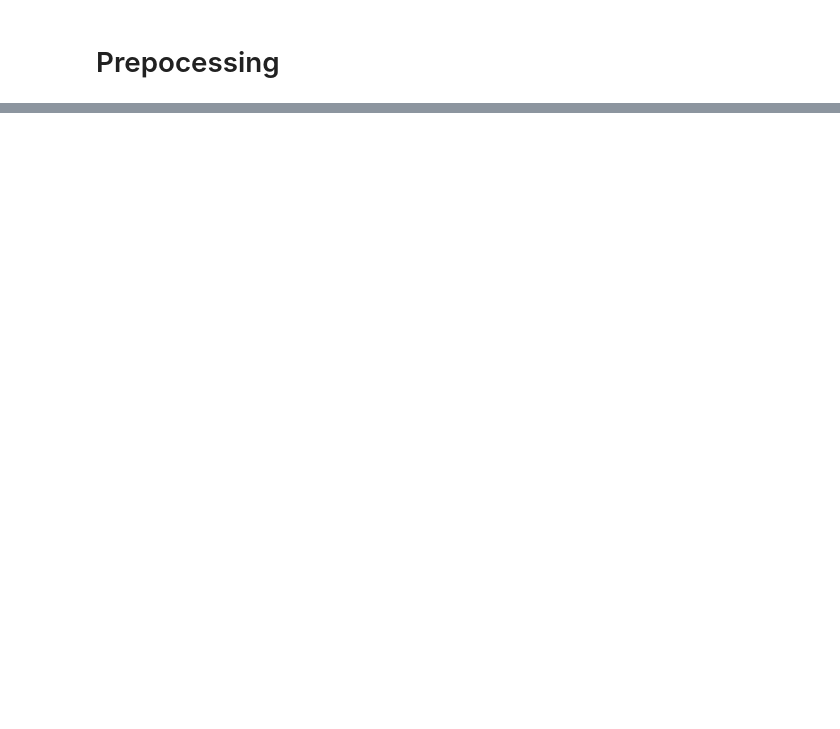
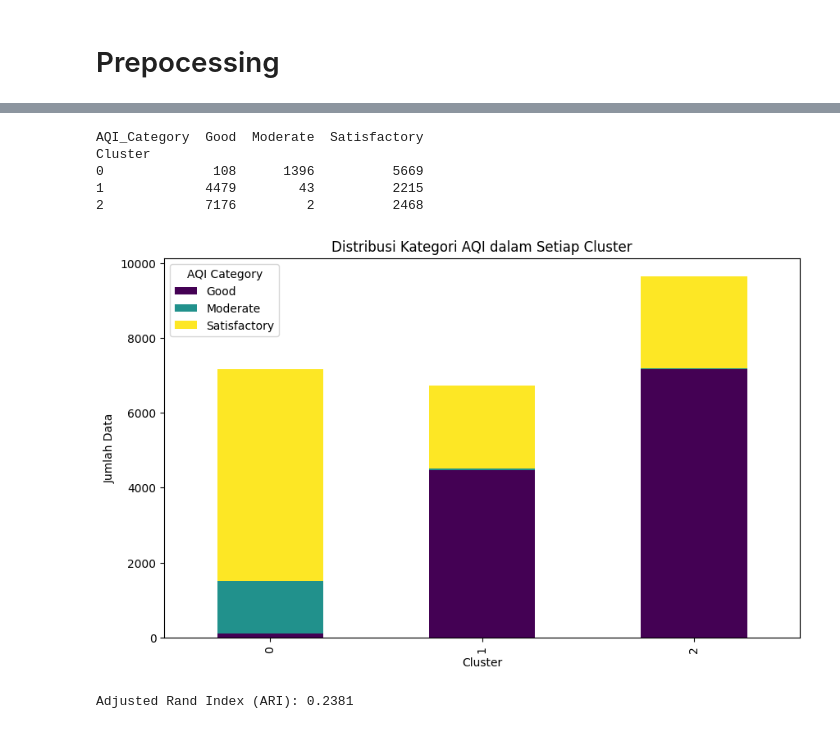
Before and after one commit to muhammadzuama/AirQualityCluster, a Jupyter notebook: dataset1/Copy_of_kmeans copy 3.ipynb, the cells around one changed output, grey strips where cells are left out. Saved outputs shown, nothing was run; the diff lists cells and outputs as text; code cells hidden in the pictures; blank space fills up the shorter version.

```diff
--- a/dataset1/Copy_of_kmeans copy 3.ipynb
+++ b/dataset1/Copy_of_kmeans copy 3.ipynb
@@ -422,0 +312,59 @@ weighted avg       0.99      0.99      0.99      5913
+# %%
+def aqi_pm25(value):
+    if value <= 30: return "Good"
+    elif value <= 60: return "Satisfactory"
+    elif value <= 90: return "Moderate"
+    elif value <= 120: return "Poor"
+    elif value <= 250: return "Very Poor"
+    else: return "Severe"
+
+# Fungsi kategori AQI PM10
+def aqi_pm10(value):
+    if value <= 50: return "Good"
+    elif value <= 100: return "Satisfactory"
+    elif value <= 250: return "Moderate"
+    elif value <= 350: return "Poor"
+    elif value <= 430: return "Very Poor"
+    else: return "Severe"
+
+# Tentukan AQI akhir (ambil kategori terburuk antara PM2.5 & PM10)
+def calculate_aqi(row):
+    cat_pm25 = aqi_pm25(row["PM2.5 (ug/m3)"])
+    cat_pm10 = aqi_pm10(row["PM10 (ug/m3)"])
+    categories = ["Good", "Satisfactory", "Moderate", "Poor", "Very Poor", "Severe"]
+    return max([cat_pm25, cat_pm10], key=lambda x: categories.index(x))
+
+# Tambahkan kategori AQI
+X_train["AQI_Category"] = X_train.apply(calculate_aqi, axis=1)
+
+# Crosstab cluster vs AQI
+cluster_summary = pd.crosstab(X_train["Cluster"], X_train["AQI_Category"])
+print(cluster_summary)
+
+# Plot distribusi
+cluster_summary.plot(kind="bar", stacked=True, figsize=(10,6), colormap="viridis")
+plt.title("Distribusi Kategori AQI dalam Setiap Cluster")
+plt.xlabel("Cluster"); plt.ylabel("Jumlah Data")
+plt.legend(title="AQI Category")
+plt.show()
+# %% [output]
+AQI_Category  Good  Moderate  Satisfactory
+Cluster
+0              108      1396          5669
+1             4479        43          2215
+2             7176         2          2468
+[figure, added]
+# %%
+from sklearn.metrics import adjusted_rand_score
+
+# Label asli = kategori AQI
+true_labels = X_train["AQI_Category"]
+
+# Label hasil clustering
+pred_labels = X_train["Cluster"]
+
+# Hitung ARI
+ari_score = adjusted_rand_score(true_labels, pred_labels)
+print(f"Adjusted Rand Index (ARI): {ari_score:.4f}")
+# %% [output]
+Adjusted Rand Index (ARI): 0.2381
```
Also changed, not shown: parts of 28 cells of this notebook, 9 other files.
